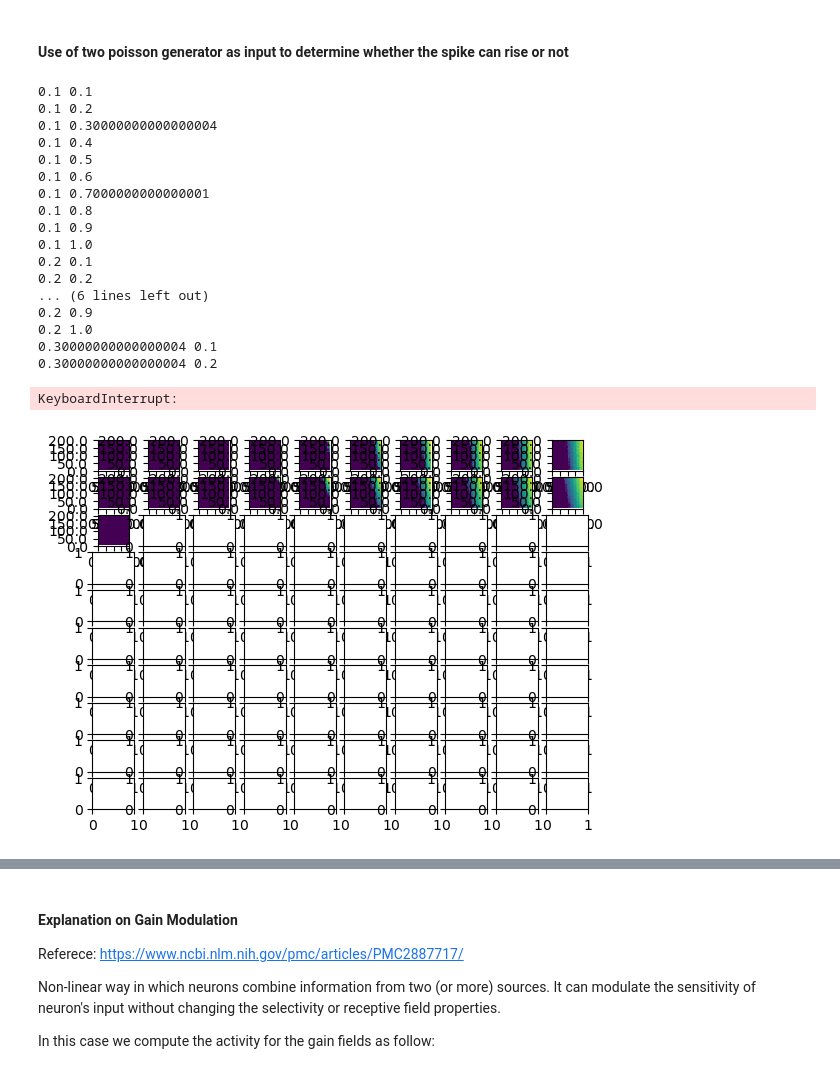
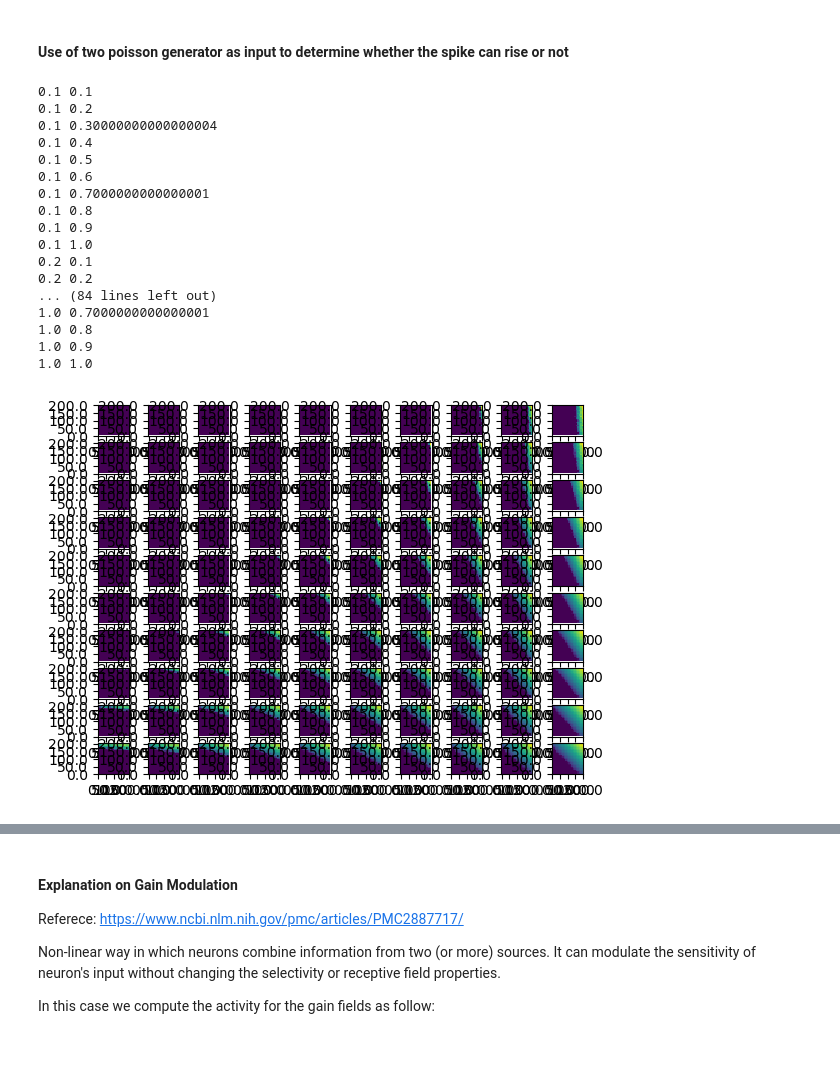
Before and after one commit to aung9htet/counting_snn, a Jupyter notebook: subitization_notebook.ipynb, the cells around one changed output, grey strips where cells are left out. Saved outputs shown, nothing was run; the diff lists cells and outputs as text; code cells hidden in the pictures.

```diff
--- a/subitization_notebook.ipynb
+++ b/subitization_notebook.ipynb
@@ -368,7 +383,7 @@ def test_capacitance_generator(capacitance, rate):
     return len(spike_recorder.get("events")["times"]), multimeter.get()
 # %%
 plt.figure()
-capacitance_range = range(20,30,1)
+capacitance_range = range(1,10,1)
 rate_range = range(0, 200, 10)
 record_fr = np.empty(0)
 for c in capacitance_range:
@@ -398,7 +413,7 @@ def test_tau_generator(tau_m, rate):
             # "I_e": current * (10 ** 6),   # pA input current (commented)
             "I_e": 0,                       # pA input current
             "tau_m": tau_m,                    # ms membrane time constant
-            "C_m": 10 * 10**6,     # pF membrane capacitance (calculated for R = 1)
+            "C_m": 4 * 10**6,     # pF membrane capacitance (calculated for R = 1)
             "t_ref": 0                      # ms refractory period
         }
 
@@ -429,7 +444,7 @@ def test_tau_generator(tau_m, rate):
     return len(spike_recorder.get("events")["times"]), multimeter.get()
 # %%
 plt.figure()
-tau_range = np.linspace(60, 70, 11)
+tau_range = np.linspace(1, 11, 11)
 rate_range = range(0, 200, 10)
 record_fr = np.empty(0)
 for tau in tau_range:
@@ -468,8 +483,8 @@ def test_gain_mod(rate1, rate2, weight1, weight2):
         "tau_syn_ex": 1000,             # ms rise time of the excitatory synaptic alpha function (i.e. to see the current for each spike decays)
         # "I_e": current * (10 ** 6),   # pA input current (commented)
         "I_e": 0,                       # pA input current
-        "tau_m": 70,                    # ms membrane time constant
-        "C_m": 10 * 10**6,     # pF membrane capacitance (calculated for R = 1)
+        "tau_m": 7,                    # ms membrane time constant
+        "C_m": 4 * 10**6,     # pF membrane capacitance (calculated for R = 1)
         "t_ref": 0                      # ms refractory period
     }
 
@@ -510,42 +525,41 @@ fig, axs = plt.subplots(10,10)
 max_range = 200
 min_range = 0
 no_of_test = 21
-w1_list = np.linspace(0.1, 1, 11)
+w1_list = np.linspace(0.1, 1, 10)
 w2_list = np.linspace(0.1, 1, 10)
 for w1 in range(10):
     for w2 in range(10):
         print(w1_list[w1],w2_list[w2])
         rate1_range = np.linspace(max_range,min_range, no_of_test)
         rate2_range = np.linspace(min_range,max_range, no_of_test)
         record_fr = np.empty((len(rate1_range), len(rate2_range)))
         for r1_i in range(len(rate1_range)):
             for r2_i in range(len(rate2_range)):
                 fr, _ = test_gain_mod(rate1_range[r1_i], rate2_range[r2_i], w1_list[w1], w2_list[w2])
                 record_fr[r1_i][r2_i] = fr
         img = axs[w1, w2].imshow(record_fr)
         axs[w1, w2].set_xticks(np.linspace(0, no_of_test,5))
         axs[w1, w2].set_yticks(np.linspace(0, no_of_test,5))
         axs[w1, w2].set_xticklabels(np.linspace(min_range, max_range, 5))
         axs[w1, w2].set_yticklabels(labels = np.linspace(max_range, min_range, 5))
 plt.show()
 # %% [output]
 0.1 0.1
 0.1 0.2
 0.1 0.30000000000000004
 0.1 0.4
 0.1 0.5
 0.1 0.6
 0.1 0.7000000000000001
 0.1 0.8
 0.1 0.9
 0.1 1.0
 0.2 0.1
 0.2 0.2
-... (6 lines left out)
-0.2 0.9
-0.2 1.0
-0.30000000000000004 0.1
-0.30000000000000004 0.2
+... (84 lines left out)
+1.0 0.7000000000000001
+1.0 0.8
+1.0 0.9
+1.0 1.0
-KeyboardInterrupt:
-[figure, old version]
+[figure, new version]
 # %%
```
Also changed, not shown: parts of 4 cells of this notebook.
